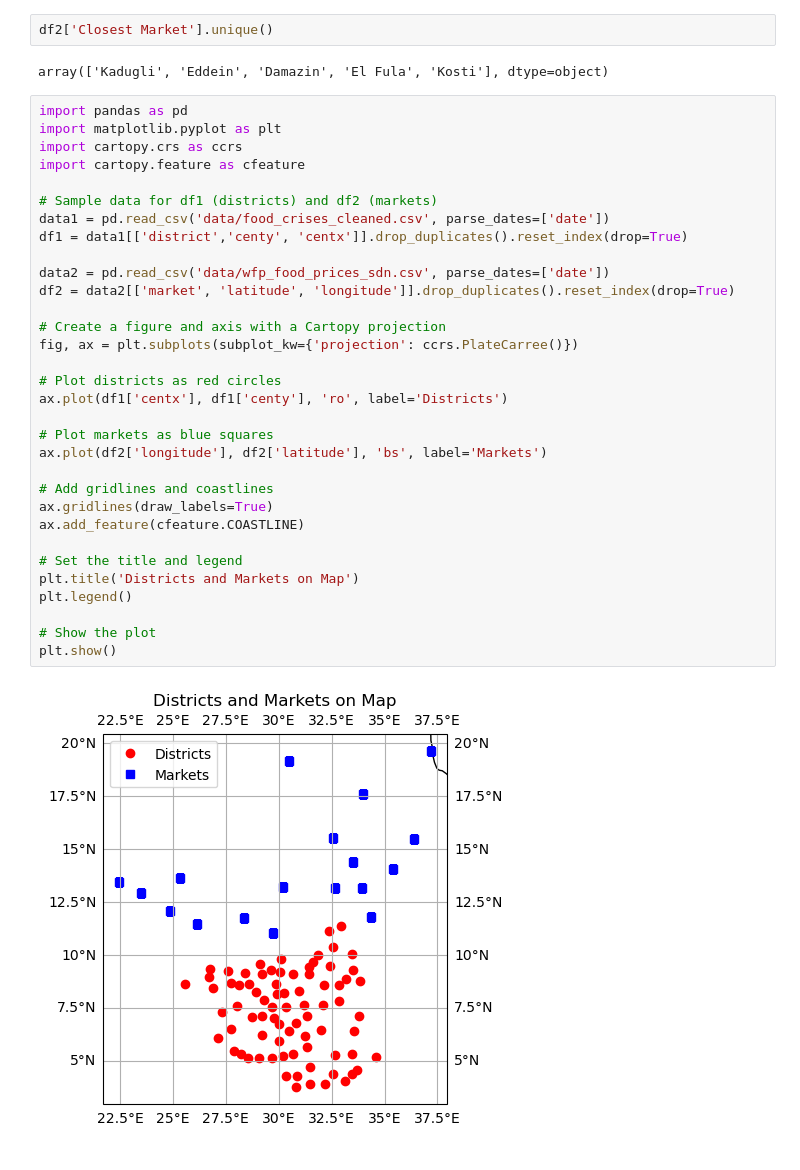
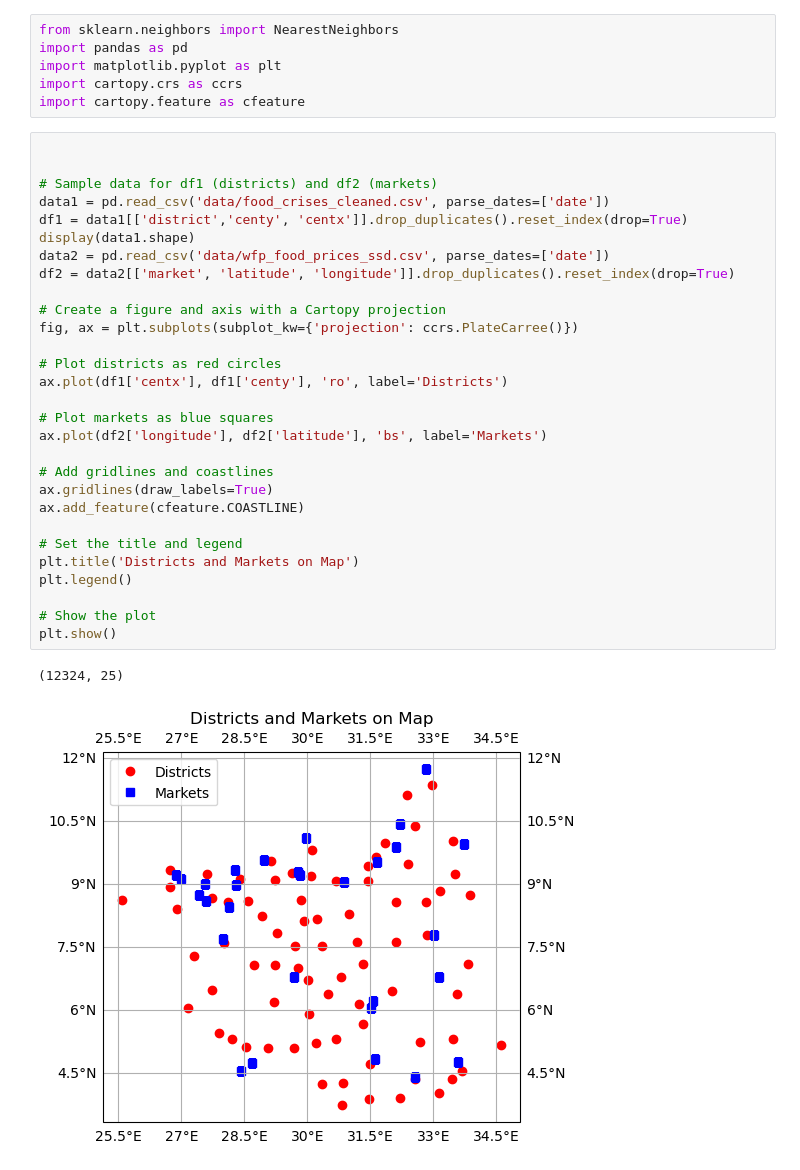
Before and after one commit to Joeryy/JBG060-DC3-23-24-group-2, a Jupyter notebook: merging_dfs.ipynb, the cells around one changed output. Saved outputs shown, nothing was run; the diff lists cells and outputs as text.

```diff
--- a/merging_dfs.ipynb
+++ b/merging_dfs.ipynb
@@ -93,38 +1,38 @@ df2
-# %%
-df2['Closest Market'].unique()
-# %% [output]
-array(['Kadugli', 'Eddein', 'Damazin', 'El Fula', 'Kosti'], dtype=object)
+# %%
+from sklearn.neighbors import NearestNeighbors
+import pandas as pd
+import matplotlib.pyplot as plt
+import cartopy.crs as ccrs
+import cartopy.feature as cfeature
 # %%
-import pandas as pd
-import matplotlib.pyplot as plt
-import cartopy.crs as ccrs
-import cartopy.feature as cfeature
+
 
 # Sample data for df1 (districts) and df2 (markets)
 data1 = pd.read_csv('data/food_crises_cleaned.csv', parse_dates=['date'])
 df1 = data1[['district','centy', 'centx']].drop_duplicates().reset_index(drop=True)
-
-data2 = pd.read_csv('data/wfp_food_prices_sdn.csv', parse_dates=['date'])
+display(data1.shape)
+data2 = pd.read_csv('data/wfp_food_prices_ssd.csv', parse_dates=['date'])
 df2 = data2[['market', 'latitude', 'longitude']].drop_duplicates().reset_index(drop=True)
 
 # Create a figure and axis with a Cartopy projection
 fig, ax = plt.subplots(subplot_kw={'projection': ccrs.PlateCarree()})
 
 # Plot districts as red circles
 ax.plot(df1['centx'], df1['centy'], 'ro', label='Districts')
 
 # Plot markets as blue squares
 ax.plot(df2['longitude'], df2['latitude'], 'bs', label='Markets')
 
 # Add gridlines and coastlines
 ax.gridlines(draw_labels=True)
 ax.add_feature(cfeature.COASTLINE)
 
 # Set the title and legend
 plt.title('Districts and Markets on Map')
 plt.legend()
 
 # Show the plot
 plt.show()
 # %% [output]
+(12324, 25)
-[figure, old version]
+[figure, new version]
```
Also changed, not shown: parts of 17 cells of this notebook, 1 other file.
